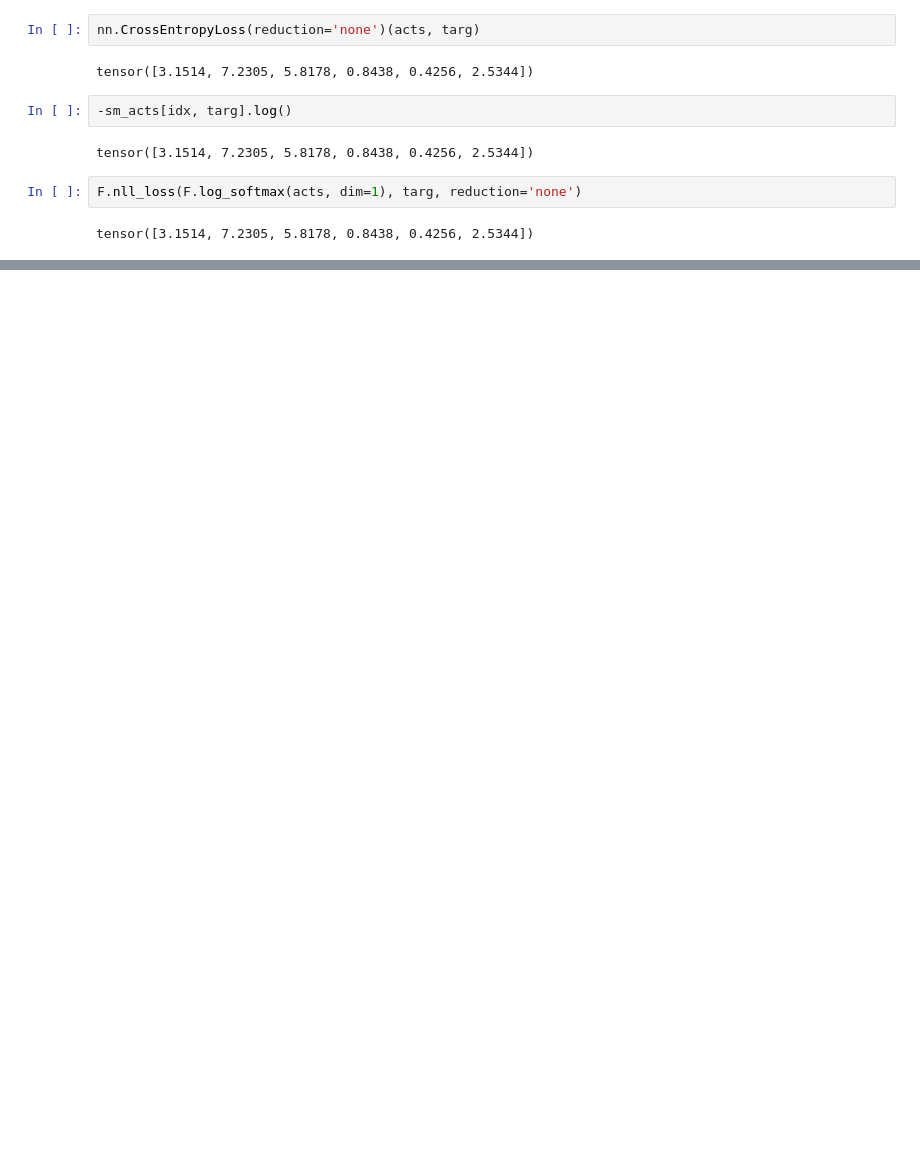
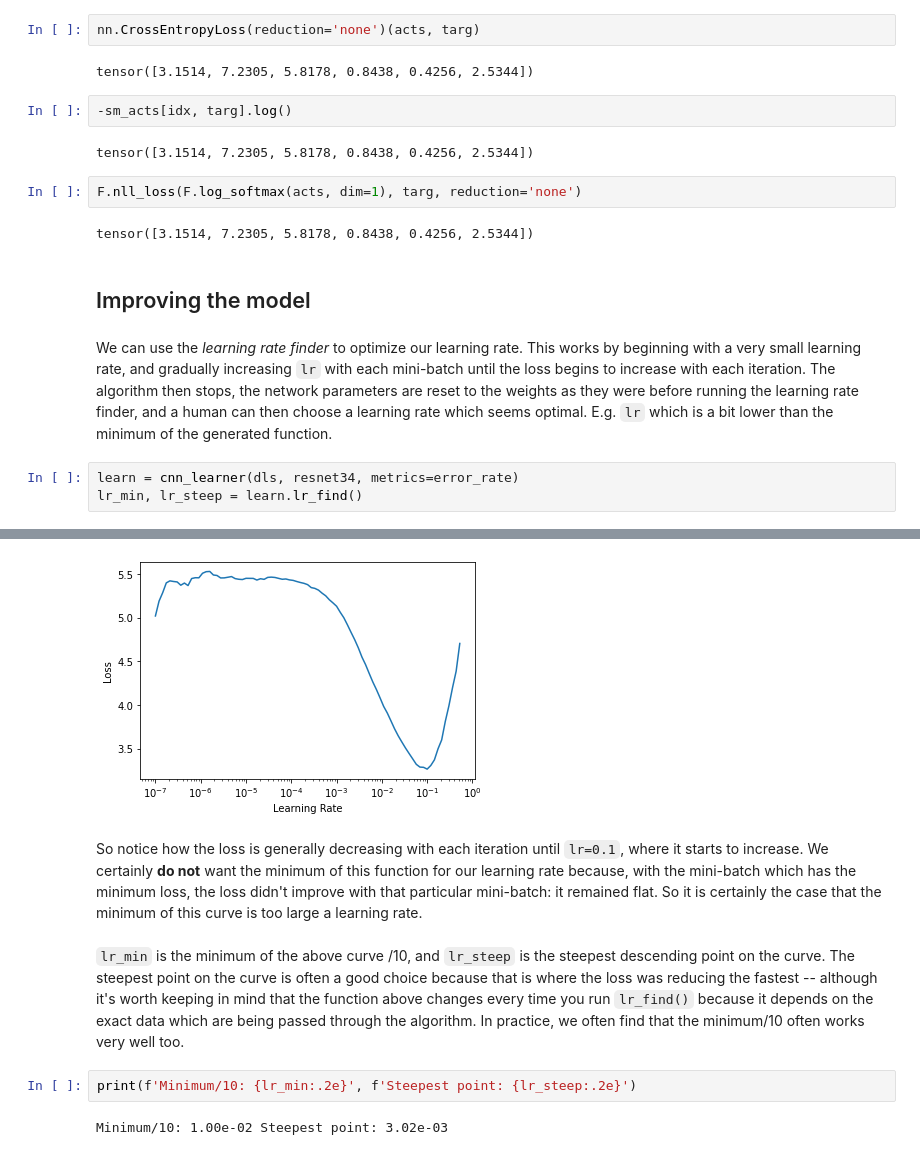
Before and after one commit to jaryaman/fastai-v4, a Jupyter notebook: notebooks/03-JA-image-classification.ipynb, the cells around one changed output, grey strips where cells are left out. Drawn from its saved outputs; the diff is of its cells as text; blank space fills up the shorter version.

Commit message:
Finish off image classification

```diff
--- a/notebooks/03-JA-image-classification.ipynb
+++ b/notebooks/03-JA-image-classification.ipynb
@@ -176,3 +188,11 @@ tensor([3.1514, 7.2305, 5.8178, 0.8438, 0.4256, 2.5344])
 F.nll_loss(F.log_softmax(acts, dim=1), targ, reduction='none')
 # %% [output]
 tensor([3.1514, 7.2305, 5.8178, 0.8438, 0.4256, 2.5344])
+# %% [markdown]
+## Improving the model
+# %% [markdown]
+We can use the _learning rate finder_ to optimize our learning rate. This works by beginning with a very small learning rate, and gradually increasing `lr` with each mini-batch until the loss begins to increase with each iteration. The algorithm then stops, the network parameters are reset to the weights as they were before running the learning rate finder, and a human can then choose a learning rate which seems optimal.  E.g. `lr` which is a bit lower than the minimum of the generated function.
+# %%
+learn = cnn_learner(dls, resnet34, metrics=error_rate)
+lr_min, lr_steep = learn.lr_find()
+# %% [output]
@@ -178,0 +200,9 @@ tensor([3.1514, 7.2305, 5.8178, 0.8438, 0.4256, 2.5344])
+[figure, added]
+# %% [markdown]
+So notice how the loss is generally decreasing with each iteration until `lr=0.1`, where it starts to increase. We certainly **do not** want the minimum of this function for our learning rate because, with the mini-batch which has the minimum loss, the loss didn't improve with that particular mini-batch: it remained flat. So it is certainly the case that the minimum of this curve is too large a learning rate.
+# %% [markdown]
+`lr_min` is the minimum of the above curve /10, and `lr_steep` is the steepest descending point on the curve. The steepest point on the curve is often a good choice because that is where the loss was reducing the fastest -- although it's worth keeping in mind that the function above changes every time you run `lr_find()` because it depends on the exact data which are being passed through the algorithm. In practice, we often find that the minimum/10 often works very well too.
+# %%
+print(f'Minimum/10: {lr_min:.2e}', f'Steepest point: {lr_steep:.2e}')
+# %% [output]
+Minimum/10: 1.00e-02 Steepest point: 3.02e-03
```
Also changed, not shown: parts of 39 cells of this notebook.
